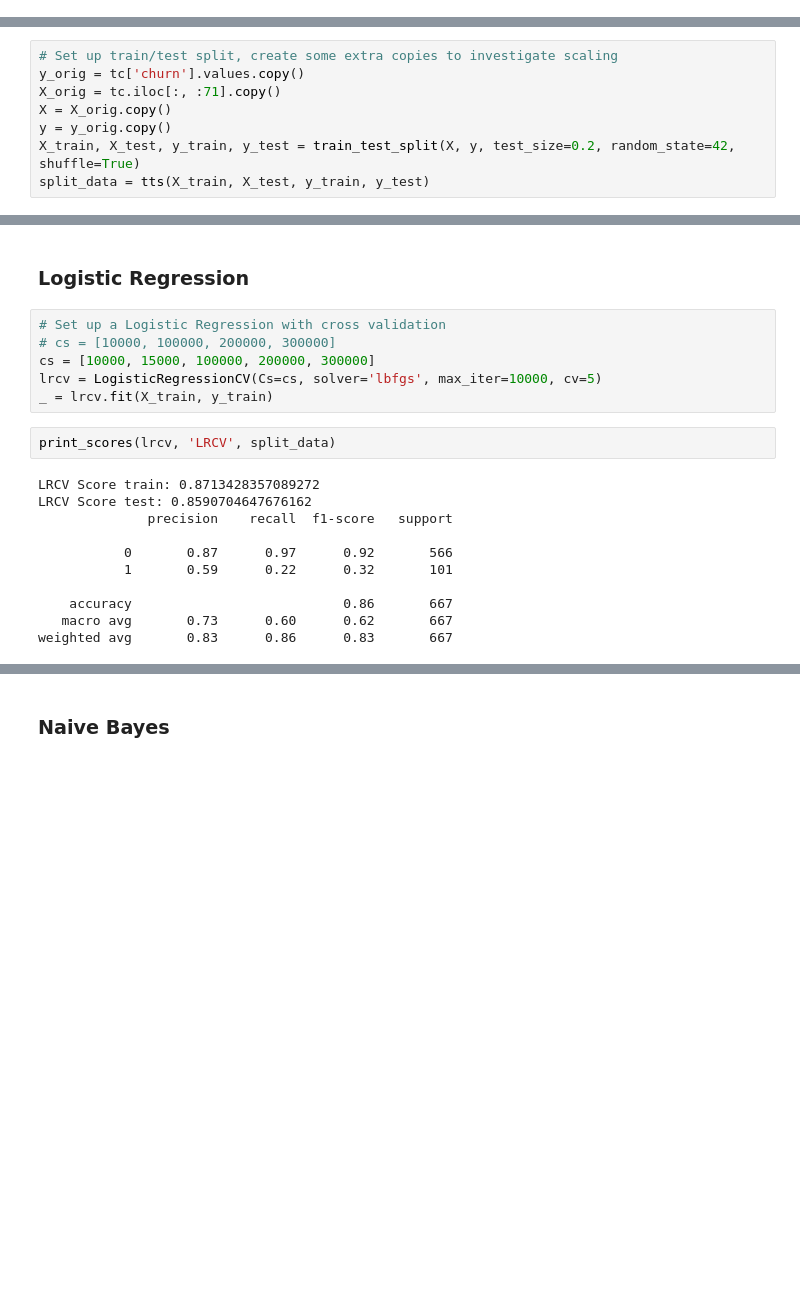
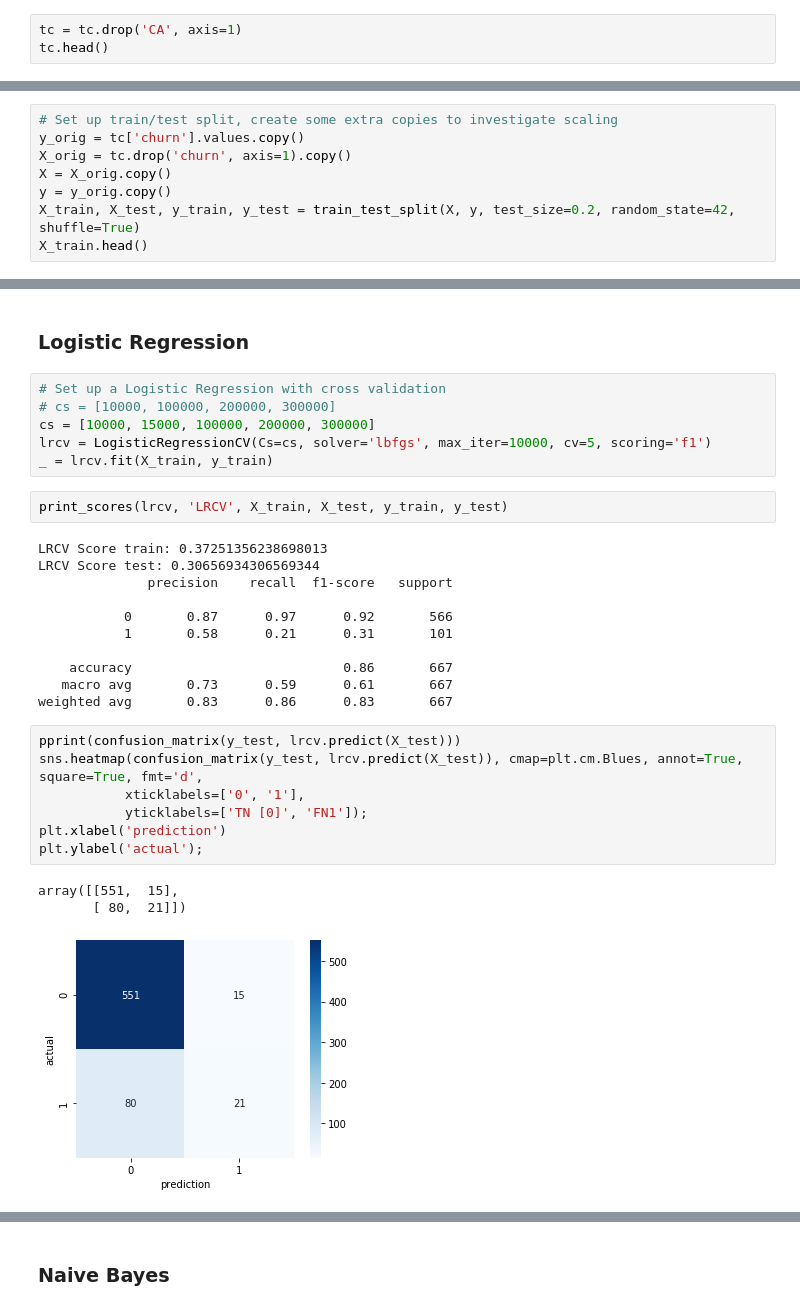
Before and after one commit to scottkds/metis_project3, a Jupyter notebook: models/Models_LR_NB_SVM.ipynb, the cells around one changed output, grey strips where cells are left out. Cells and saved outputs as stored; diff of their text form; blank space fills up the shorter version.

```diff
--- a/models/Models_LR_NB_SVM.ipynb
+++ b/models/Models_LR_NB_SVM.ipynb
@@ -99,3 +97,6 @@ tc.describe()
 | 50% | 101.000000 | 0.000000 | 0.000000 | 0.000000 | 179.400000 | ... |
 | 75% | 127.000000 | 0.000000 | 1.000000 | 20.000000 | 216.400000 | ... |
 | max | 243.000000 | 1.000000 | 1.000000 | 51.000000 | 350.800000 | ... |
+# %%
+tc = tc.drop('CA', axis=1)
+tc.head()
@@ -102,8 +110,8 @@ tc.describe()
 # %%
 # Set up train/test split, create some extra copies to investigate scaling
 y_orig = tc['churn'].values.copy()
-X_orig = tc.iloc[:, :71].copy()
+X_orig = tc.drop('churn', axis=1).copy()
 X = X_orig.copy()
 y = y_orig.copy()
 X_train, X_test, y_train, y_test = train_test_split(X, y, test_size=0.2, random_state=42, shuffle=True)
-split_data = tts(X_train, X_test, y_train, y_test)
+X_train.head()
@@ -116,18 +131,29 @@ The percentage of churn is 14.5% from the original data set so any accuracy scor
 # Set up a Logistic Regression with cross validation
 # cs = [10000, 100000, 200000, 300000]
 cs = [10000, 15000, 100000, 200000, 300000]
-lrcv = LogisticRegressionCV(Cs=cs, solver='lbfgs', max_iter=10000, cv=5)
+lrcv = LogisticRegressionCV(Cs=cs, solver='lbfgs', max_iter=10000, cv=5, scoring='f1')
 _ = lrcv.fit(X_train, y_train)
 # %%
-print_scores(lrcv, 'LRCV', split_data)
+print_scores(lrcv, 'LRCV', X_train, X_test, y_train, y_test)
 # %% [output]
-LRCV Score train: 0.8713428357089272
-LRCV Score test: 0.8590704647676162
+LRCV Score train: 0.37251356238698013
+LRCV Score test: 0.30656934306569344
               precision    recall  f1-score   support
 
            0       0.87      0.97      0.92       566
-           1       0.59      0.22      0.32       101
+           1       0.58      0.21      0.31       101
 
     accuracy                           0.86       667
-   macro avg       0.73      0.60      0.62       667
+   macro avg       0.73      0.59      0.61       667
 weighted avg       0.83      0.86      0.83       667
+# %%
+pprint(confusion_matrix(y_test, lrcv.predict(X_test)))
+sns.heatmap(confusion_matrix(y_test, lrcv.predict(X_test)), cmap=plt.cm.Blues, annot=True, square=True, fmt='d',
+           xticklabels=['0', '1'],
+           yticklabels=['TN [0]', 'FN1']);
+plt.xlabel('prediction')
+plt.ylabel('actual');
+# %% [output]
+array([[551,  15],
+       [ 80,  21]])
+[figure, added]
```
Also changed, not shown: parts of 27 cells of this notebook.
